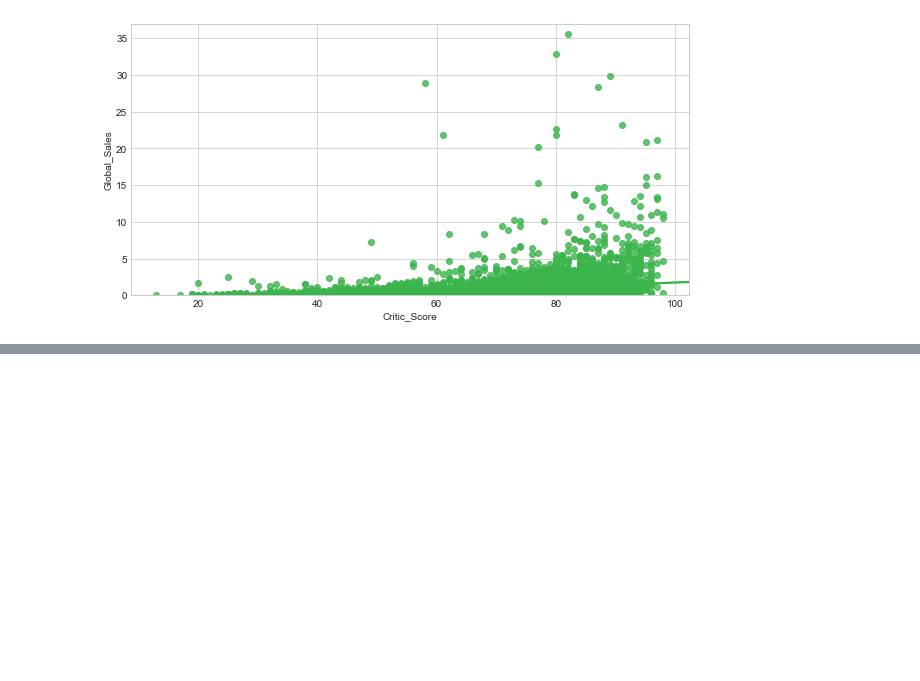
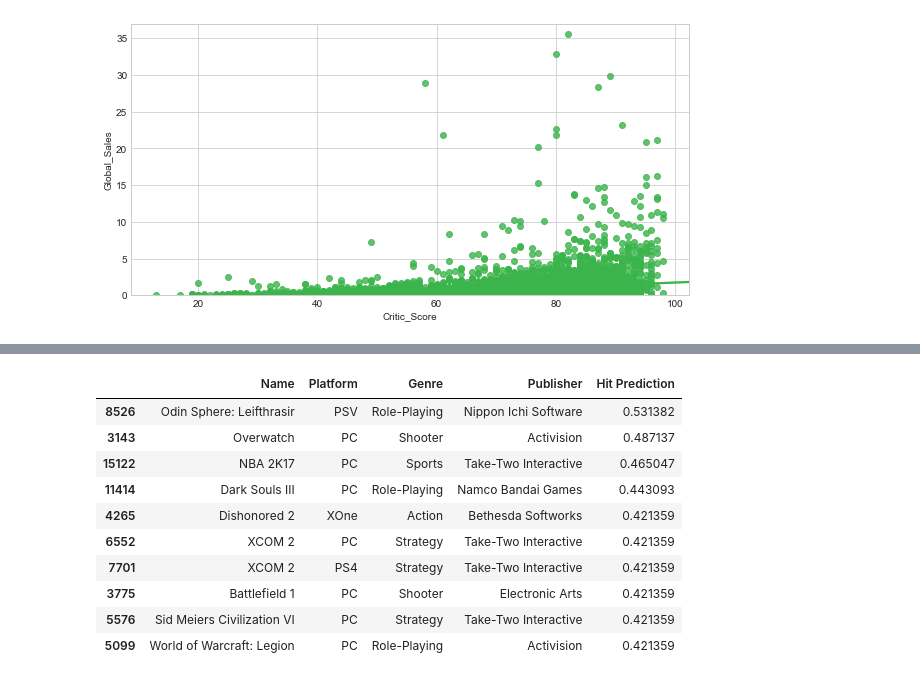
Before and after one commit to ashleyna94/videogames-app, a Jupyter notebook: videogames/MachineLearning.ipynb, the cells around one changed output, grey strips where cells are left out. Cells and saved outputs as stored; diff of their text form; code cells hidden in the pictures; blank space fills up the shorter version.

```diff
--- a/videogames/MachineLearning.ipynb
+++ b/videogames/MachineLearning.ipynb
@@ -117,0 +210,11 @@ plt.show()
+# %%
+prediction_model = classifier.fit(X_train, y_train).predict_proba(X2)
+# %%
+predict_test_df = predict_df.copy()
+predict_test_df = predict_test_df[predict_test_df["Global_Sales"] < 1]
+# %%
+predict_test_df["Hit Prediction"] = prediction_model[:,1]
+# %%
+predict_test_df = predict_test_df[predict_test_df["Year_of_Release"] == 2016]
+predict_test_df.sort_values(["Hit Prediction"], ascending=False, inplace=True)
+predict_test_df.head()
@@ -117,0 +228,15 @@ plt.show()
+# %%
+predict_test_df2 = predict_test_df[["Name", "Platform", "Genre", "Publisher", "Hit Prediction"]]
+predict_test_df2[:10]
+# %% [output]
+|  | Name | Platform | Genre | Publisher | Hit Prediction |
+| 8526 | Odin Sphere: Leifthrasir | PSV | Role-Playing | Nippon Ichi Software | 0.531382 |
+| 3143 | Overwatch | PC | Shooter | Activision | 0.487137 |
+| 15122 | NBA 2K17 | PC | Sports | Take-Two Interactive | 0.465047 |
+| 11414 | Dark Souls III | PC | Role-Playing | Namco Bandai Games | 0.443093 |
+| 4265 | Dishonored 2 | XOne | Action | Bethesda Softworks | 0.421359 |
+| 6552 | XCOM 2 | PC | Strategy | Take-Two Interactive | 0.421359 |
+| 7701 | XCOM 2 | PS4 | Strategy | Take-Two Interactive | 0.421359 |
+| 3775 | Battlefield 1 | PC | Shooter | Electronic Arts | 0.421359 |
+| 5576 | Sid Meiers Civilization VI | PC | Strategy | Take-Two Interactive | 0.421359 |
+| 5099 | World of Warcraft: Legion | PC | Role-Playing | Activision | 0.421359 |
```
Also changed, not shown: parts of 24 cells of this notebook.
